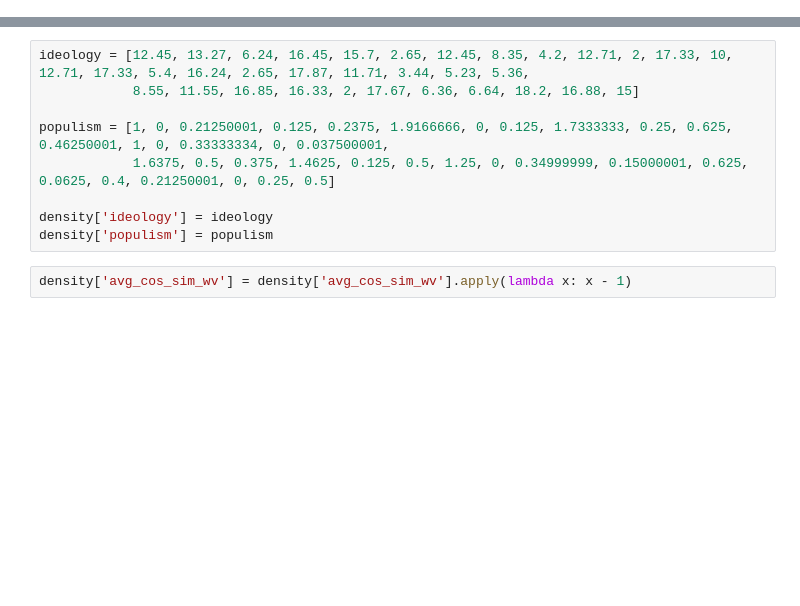
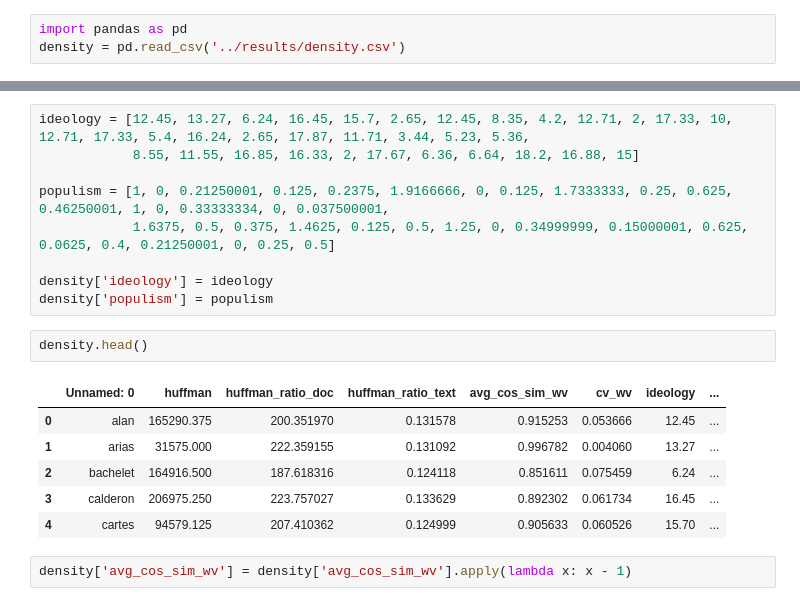
Before and after one commit to alejandrosarria0296/pol-cul-maps-latam, a Jupyter notebook: notebooks/3.word_embeddings.ipynb, the cells around one changed output, grey strips where cells are left out. Cells and saved outputs as stored; diff of their text form; blank space fills up the shorter version.

```diff
--- a/notebooks/3.word_embeddings.ipynb
+++ b/notebooks/3.word_embeddings.ipynb
@@ -557,3 +557,6 @@ done with var
 [figure]
 # %% [markdown]
 # 5. Political variables and semantic density
+# %%
+import pandas as pd
+density = pd.read_csv('../results/density.csv')
@@ -566,6 +587,15 @@ populism = [1, 0, 0.21250001, 0.125, 0.2375, 1.9166666, 0, 0.125, 1.7333333, 0.2
 
 density['ideology'] = ideology
 density['populism'] = populism
+# %%
+density.head()
+# %% [output]
+|  | Unnamed: 0 | huffman | huffman_ratio_doc | huffman_ratio_text | avg_cos_sim_wv | cv_wv | ideology | ... |
+| 0 | alan | 165290.375 | 200.351970 | 0.131578 | 0.915253 | 0.053666 | 12.45 | ... |
+| 1 | arias | 31575.000 | 222.359155 | 0.131092 | 0.996782 | 0.004060 | 13.27 | ... |
+| 2 | bachelet | 164916.500 | 187.618316 | 0.124118 | 0.851611 | 0.075459 | 6.24 | ... |
+| 3 | calderon | 206975.250 | 223.757027 | 0.133629 | 0.892302 | 0.061734 | 16.45 | ... |
+| 4 | cartes | 94579.125 | 207.410362 | 0.124999 | 0.905633 | 0.060526 | 15.70 | ... |
 # %%
 density['avg_cos_sim_wv'] = density['avg_cos_sim_wv'].apply(lambda x: x - 1)
 # %% [markdown]
```
Also changed, not shown: parts of 1 cell of this notebook, 6 other files.
